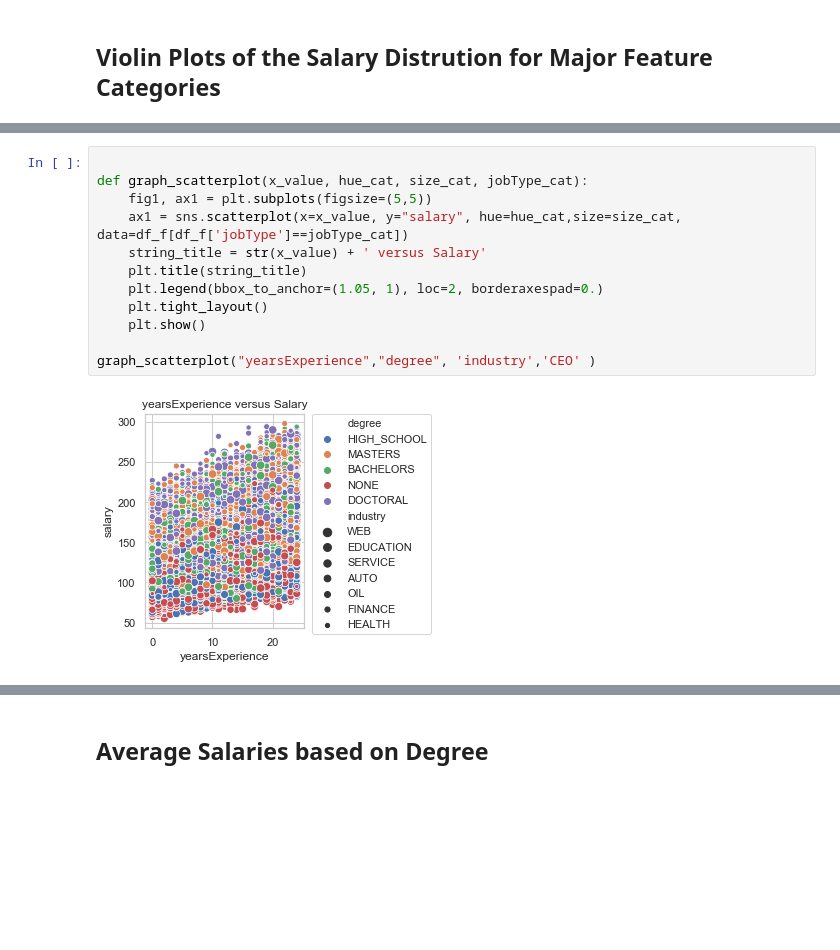
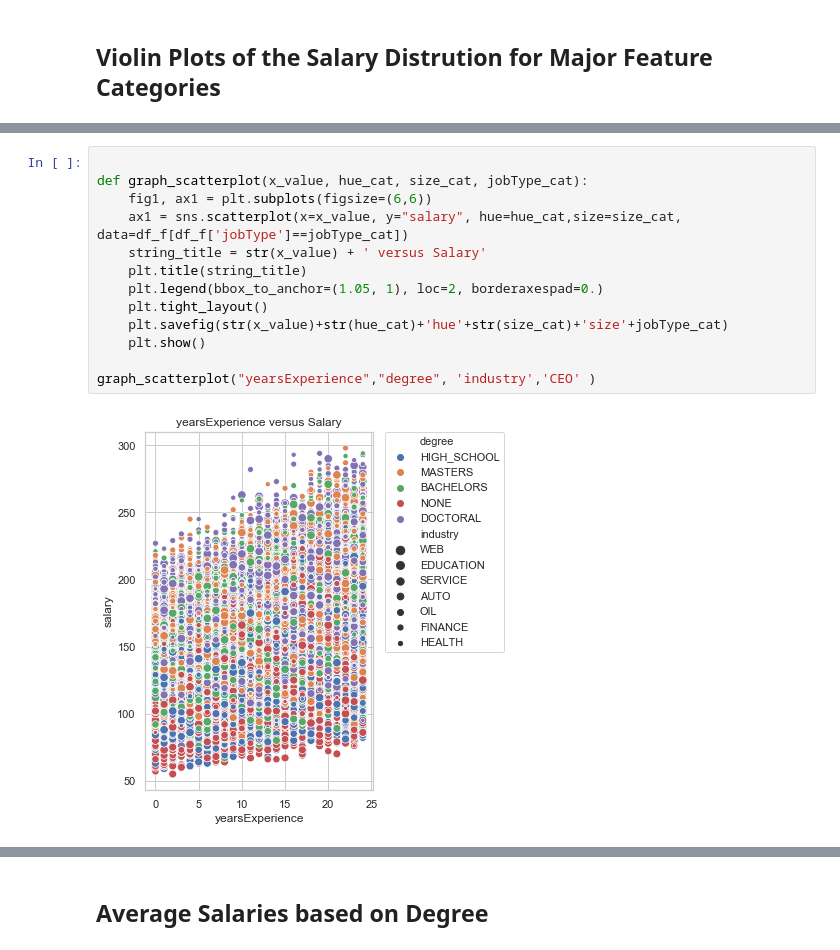
Before and after one commit to shhudspeth/Salary_Predictions_Portfolio_DataViz_ML, a Jupyter notebook: First Portfolio Project.ipynb, the cells around one changed output, grey strips where cells are left out. Cells and saved outputs as stored; diff of their text form; blank space fills up the shorter version.

```diff
--- a/First Portfolio Project.ipynb
+++ b/First Portfolio Project.ipynb
@@ -153,17 +155,18 @@ plt.tight_layout()
 # %%
 
 def graph_scatterplot(x_value, hue_cat, size_cat, jobType_cat):
-    fig1, ax1 = plt.subplots(figsize=(5,5))
+    fig1, ax1 = plt.subplots(figsize=(6,6))
     ax1 = sns.scatterplot(x=x_value, y="salary", hue=hue_cat,size=size_cat, data=df_f[df_f['jobType']==jobType_cat])
     string_title = str(x_value) + ' versus Salary'
     plt.title(string_title)
     plt.legend(bbox_to_anchor=(1.05, 1), loc=2, borderaxespad=0.)
     plt.tight_layout()
+    plt.savefig(str(x_value)+str(hue_cat)+'hue'+str(size_cat)+'size'+jobType_cat)
     plt.show()
 
 graph_scatterplot("yearsExperience","degree", 'industry','CEO' )
 # %% [output]
-[figure, old version]
+[figure, new version]
 # %%
 graph_scatterplot("yearsExperience","degree", 'industry','JANITOR' )
 # %% [output]
```
Also changed, not shown: parts of 29 cells of this notebook, 7 other files.
